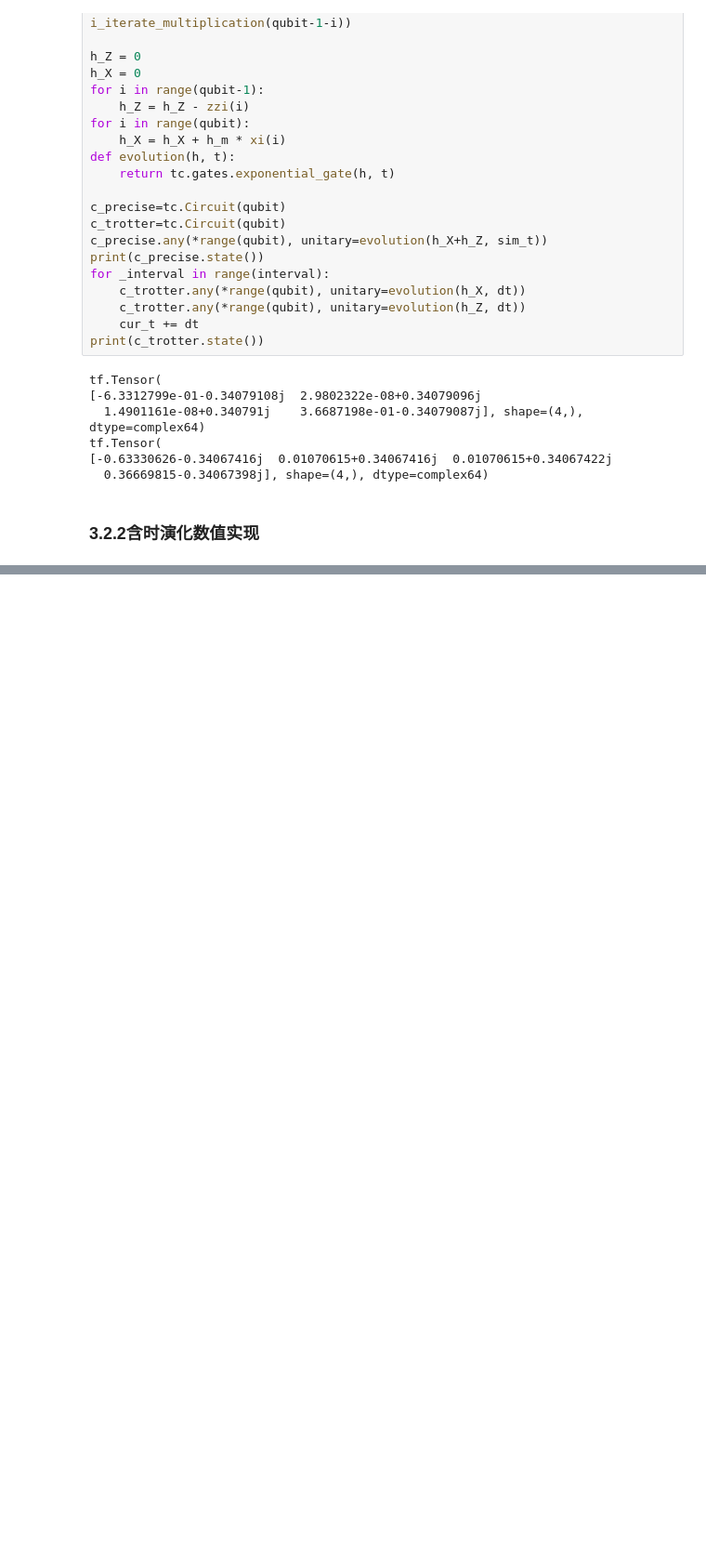
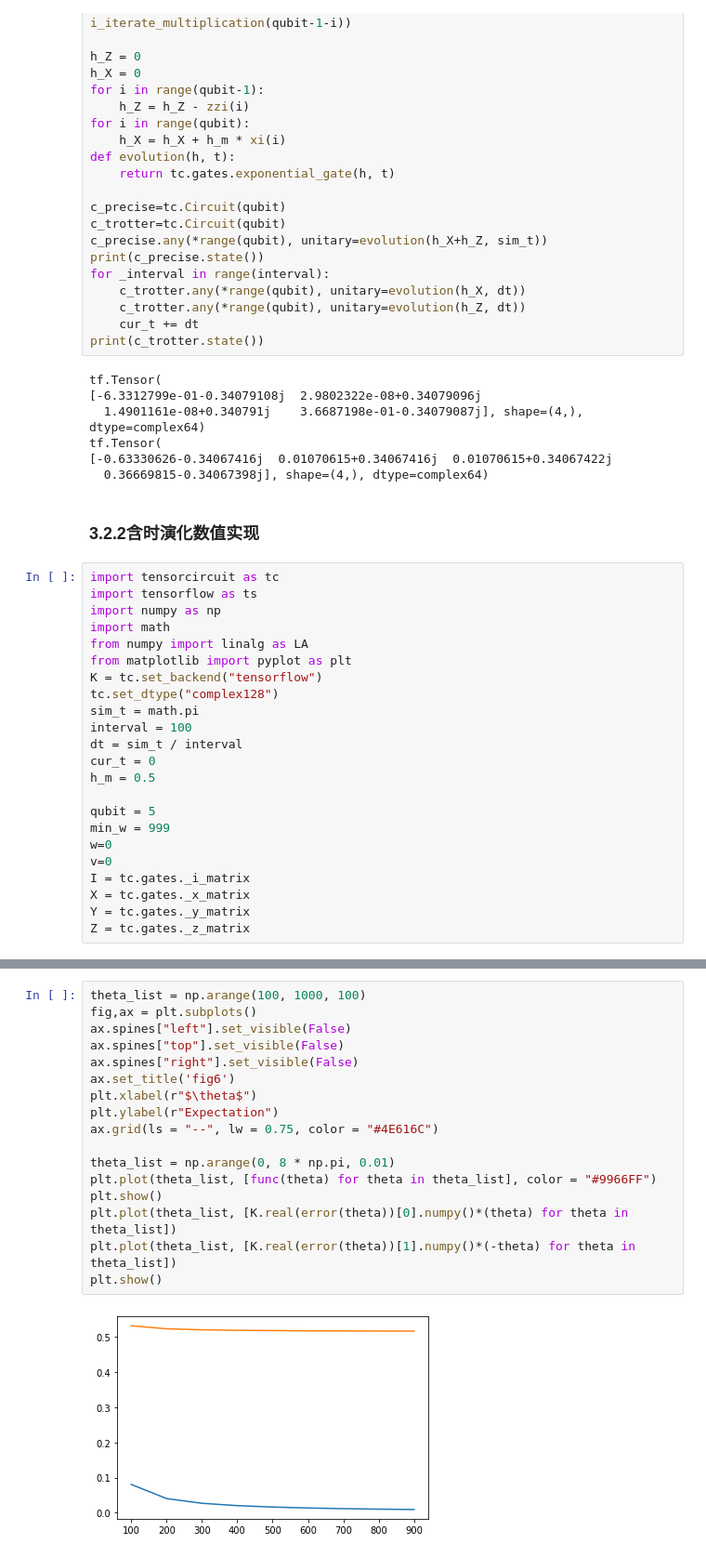
Before and after one commit to BenjaminT2048/quantum_simulations, a Jupyter notebook: coding diary.ipynb, the cells around one changed output, grey strips where cells are left out. Shown at 93% size. Cells and saved outputs as stored; diff of their text form; blank space fills up the shorter version.

```diff
--- a/coding diary.ipynb
+++ b/coding diary.ipynb
@@ -1066,3 +1344,26 @@ tf.Tensor(
   0.36669815-0.34067398j], shape=(4,), dtype=complex64)
 # %% [markdown]
 ### 3.2.2含时演化数值实现
+# %%
+import tensorcircuit as tc
+import tensorflow as ts
+import numpy as np
+import math
+from numpy import linalg as LA
+from matplotlib import pyplot as plt
+K = tc.set_backend("tensorflow")
+tc.set_dtype("complex128")
+sim_t = math.pi
+interval = 100
+dt = sim_t / interval
+cur_t = 0
+h_m = 0.5
+
+qubit = 5
+min_w = 999
+w=0
+v=0
+I = tc.gates._i_matrix
+X = tc.gates._x_matrix
+Y = tc.gates._y_matrix
+Z = tc.gates._z_matrix
@@ -1068,0 +1409,19 @@ tf.Tensor(
+# %%
+theta_list = np.arange(100, 1000, 100)
+fig,ax = plt.subplots()
+ax.spines["left"].set_visible(False)
+ax.spines["top"].set_visible(False)
+ax.spines["right"].set_visible(False)
+ax.set_title('fig6')
+plt.xlabel(r"$\theta$")
+plt.ylabel(r"Expectation")
+ax.grid(ls = "--", lw = 0.75, color = "#4E616C")
+
+theta_list = np.arange(0, 8 * np.pi, 0.01)
+plt.plot(theta_list, [func(theta) for theta in theta_list], color = "#9966FF")
+plt.show()
+plt.plot(theta_list, [K.real(error(theta))[0].numpy()*(theta) for theta in theta_list])
+plt.plot(theta_list, [K.real(error(theta))[1].numpy()*(-theta) for theta in theta_list])
+plt.show()
+# %% [output]
+[figure, added]
```
Also changed, not shown: parts of 24 cells of this notebook.
